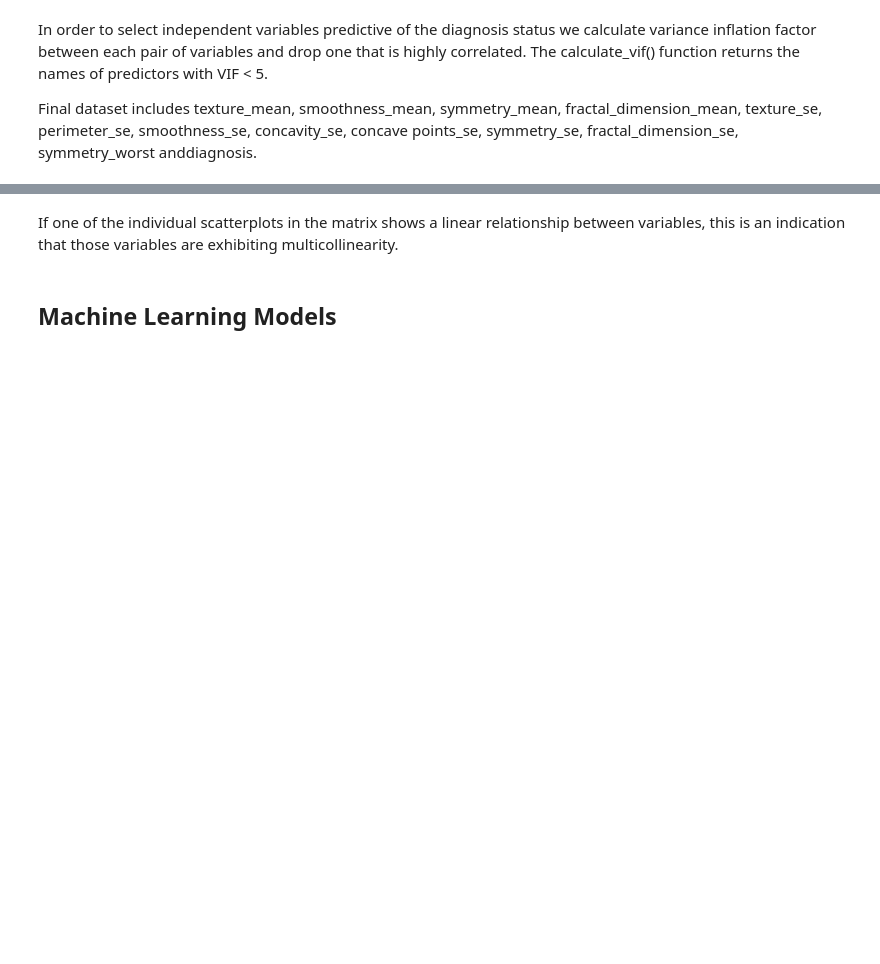
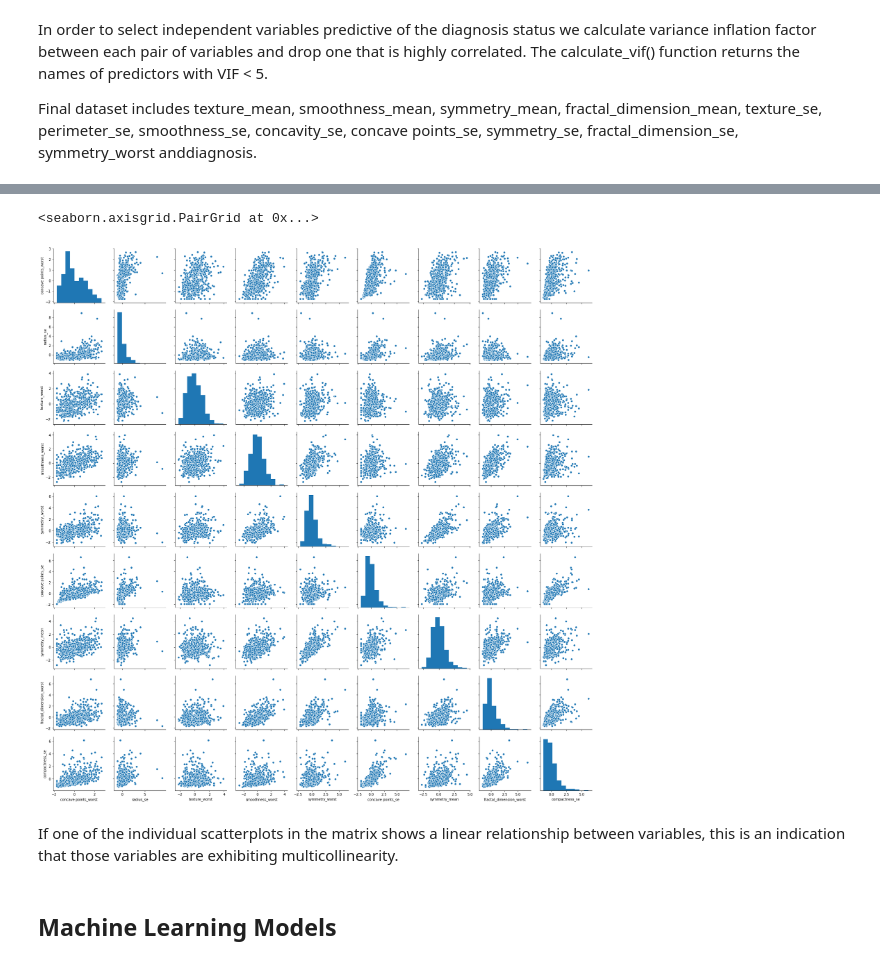
Before and after one commit to puczilka/Breast-cancer-prediction, a Jupyter notebook: notebooks/MK-1.ipynb, the cells around one changed output, grey strips where cells are left out. Drawn from its saved outputs; the diff is of its cells as text; code cells hidden in the pictures; blank space fills up the shorter version.

```diff
--- a/notebooks/MK-1.ipynb
+++ b/notebooks/MK-1.ipynb
@@ -260,5 +259,8 @@ sns.heatmap(data = correlation_matrix, annot = True)
 # %%
-#sns.pairplot(final_df)
+sns.pairplot(final_df)
+# %% [output]
+<seaborn.axisgrid.PairGrid at 0x...>
+[figure, added]
 # %% [markdown]
  If one of the individual scatterplots in the matrix shows a linear relationship between variables, this is an indication that those variables are exhibiting multicollinearity.
 # %% [markdown]
```
Also changed, not shown: parts of 21 cells of this notebook.
